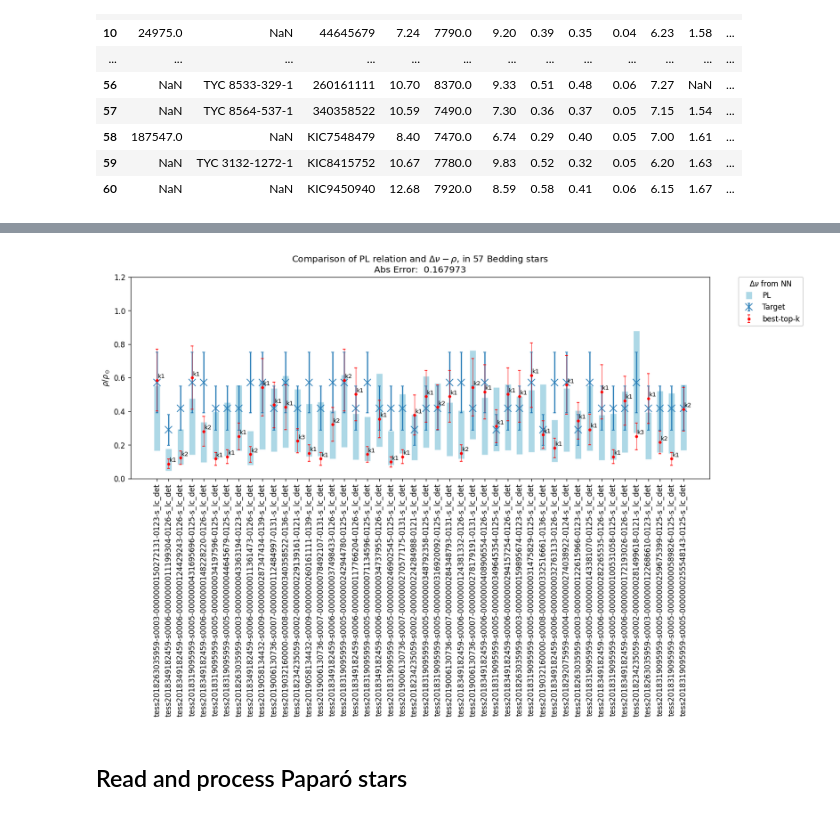
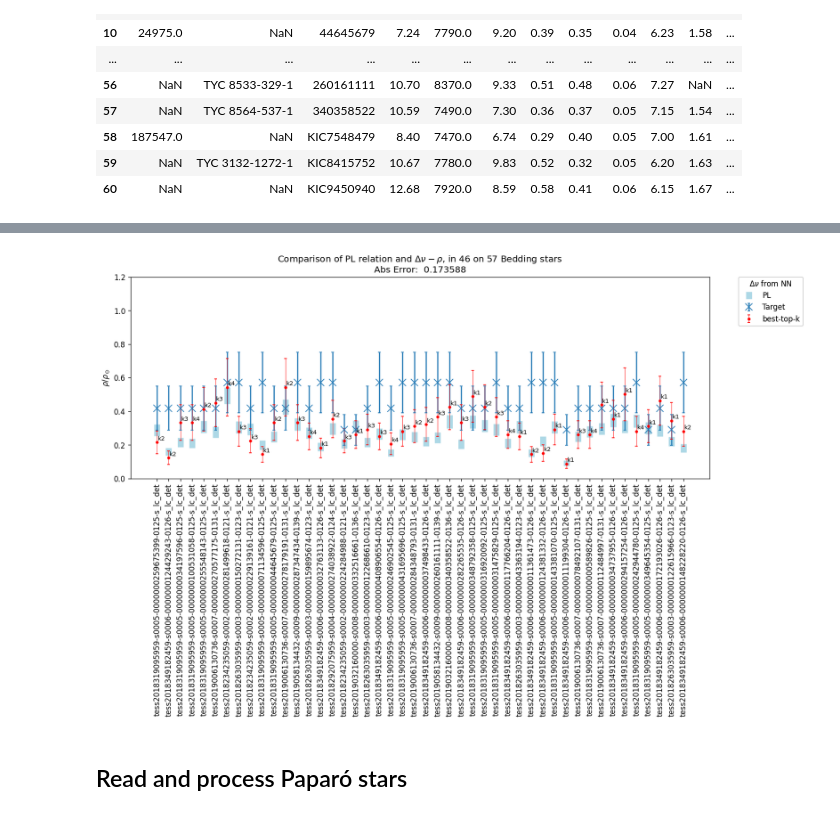
Before and after one commit to rmaestre/NN-Asteroseismology, a Jupyter notebook: astronn/notebooks/pl.ipynb, the cells around one changed output, grey strips where cells are left out. Drawn from its saved outputs; the diff is of its cells as text; code cells hidden in the pictures.

```diff
--- a/astronn/notebooks/pl.ipynb
+++ b/astronn/notebooks/pl.ipynb
@@ -175,7 +175,7 @@ csv_ds["L"] = (np.power(10, 0.4 * (mbolsun - Mv))) * csv_ds["L.Ltot"]
 csv_ds = csv_ds[["ID", "Dnu_muHz", "L", "Teff"]]
 csv_ds.loc[len(csv_ds)] = ["HD15082", np.nan, 6.14, np.nan]
 # Updated CID100866999 with Gaia Luminosity
-csv_ds.loc[csv_ds['ID'] == "CID100866999", ['L']] = 3.865
+csv_ds.loc[csv_ds['ID'] == "CID100866999", ['L']] = 3.3
 
 csv_ds.head(11)
 # %% [output]
@@ -802,8 +796,8 @@ for star in df_bedding.take(57):  # take the stars
 
         P = get_P(np.log10(L))
         p_e = p_error(log_L=np.log10(L))
-        rho_q_up = get_rho_from_P(P+p_e, Q=0.033)
-        rho_q_down = get_rho_from_P(P-p_e, Q=0.042)
+        rho_q_up = get_rho_from_P(P-p_e, Q=0.033)
+        rho_q_down = get_rho_from_P(P+p_e, Q=0.042)
 
         results[star[0].numpy()[0].decode("utf-8")]["rho-from-P-up-fromstarmodel"] = rho_q_up
         results[star[0].numpy()[0].decode("utf-8")]["rho-from-P-down-fromstarmodel"] = rho_q_down
@@ -820,8 +814,8 @@ for star in df_bedding.take(57):  # take the stars
         p_e = p_error(log_L=np.log10(L[0]))
         #p_e=0
 
-        rho_q_up = get_rho_from_P(P+p_e, Q=0.033)
-        rho_q_down = get_rho_from_P(P-p_e, Q=0.042)
+        rho_q_up = get_rho_from_P(P-p_e, Q=0.033)
+        rho_q_down = get_rho_from_P(P+p_e, Q=0.042)
         results[star[0].numpy()[0].decode("utf-8")]["rho-from-P-up"] = rho_q_up
         results[star[0].numpy()[0].decode("utf-8")]["rho-from-P-down"] = rho_q_down
     else:
@@ -1020,8 +1017,9 @@ for index, row in df.iterrows():
     for top_index in top_indexs:
         top_up = row[top_index] + row["e-%s" % top_index]
         top_down = row[top_index] - row["e-%s" % top_index]
-        if (top_up >= row["rho-from-P-up"] and top_up <= row["rho-from-P-down"]) or (
-            top_down >= row["rho-from-P-up"] and top_down <= row["rho-from-P-down"]
+        if (top_up <= row["rho-from-P-up"] and top_up >= row["rho-from-P-down"]) or (
+            top_down <= row["rho-from-P-up"] and top_down >= row["rho-from-P-down"]) or(
+            top_down <= row["rho-from-P-down"] and top_up >= row["rho-from-P-up"]
             ):
             print(" * %s is the PL-rho range" % top_index)
             if np.isnan(best):
@@ -1037,5 +1035,32 @@ for index, row in df.iterrows():
                     row["e-%s" % top_index],
                     top_index.split("-")[2]
                 ]
+    #if np.isnan(best):
+    if False:
+        print("not match!")
+        print((top_up <= row["rho-from-P-up"] and top_up >= row["rho-from-P-down"]))
+        print((top_down <= row["rho-from-P-up"] and top_down >= row["rho-from-P-down"]))
+        print(row[top_index])
+        print(top_up)
+        print(top_down)
+        top_index="rho-top-k1"
+        top_up = row[top_index] + row["e-%s" % top_index]
+        top_down = row[top_index] - row["e-%s" % top_index]
+        if True:
+            if np.isnan(best):
+                print("   => Saving by-default rho of NN: %f" % row[top_index])
+                best = row[top_index]
+                results_bedding.loc[len(results_bedding)] = [
+                    row["id"],
+                    row["rho-target"],
+                    row["e-rho-target"],
+                    (row["rho-from-P-up"] + row["rho-from-P-down"]) / 2,
+                    row["rho-from-P-up"] - ((row["rho-from-P-up"] + row["rho-from-P-down"]) / 2),
+                    row[top_index],
+                    row["e-%s" % top_index],
+                    top_index.split("-")[2]
+                ]
+
 results_bedding
+print(len(results_bedding))
 # %% [output]
@@ -1097,35 +1105,35 @@ plt.errorbar(
 )
 plt.errorbar(
     results_bedding["id"],
     results_bedding["best-top"],
     results_bedding["e-best-top"],
     elinewidth=0.5,
     markersize=3,
     capsize=2,
     fmt="o",
     color="red",
     label="best-top-k",
 )
 for xpos, ypos, name in zip(results_bedding["id"], results_bedding["best-top"], results_bedding["ktop"]):
     plt.annotate(name, (xpos, ypos), xytext=(1, 1), va='bottom', textcoords='offset points', size=8)
 plt.xticks(rotation=90)
 
 legend1 = plt.legend(
     bbox_to_anchor=(1.05, 1),
     loc="upper left",
     borderaxespad=0.0,
     title=r"$\Delta\nu$ from NN",
 )
 plt.gca().add_artist(legend1)
 
 plt.ylabel("$\\rho / \\rho_\\odot$")
 bedding_abs_error = np.mean(np.abs(results_bedding["rho-target"] - results_bedding["best-top"]))
-plt.title("Comparison of PL relation and $\Delta\\nu-\\rho$, in 57 Bedding stars \n Abs Error:  %f " % bedding_abs_error)
+plt.title("Comparison of PL relation and $\Delta\\nu-\\rho$, in %d on 57 Bedding stars \n Abs Error:  %f " % (len(results_bedding), bedding_abs_error))
 np.mean(np.abs(results_bedding["rho-target"] - results_bedding["best-top"]))
 plt.ylim(0, 1.2)
 plt.show()
 # %% [output]
-[figure, old version]
+[figure, new version]
 # %% [markdown]
 ## Read and process Paparó stars
 # %%
```
Also changed, not shown: parts of 14 cells of this notebook.
